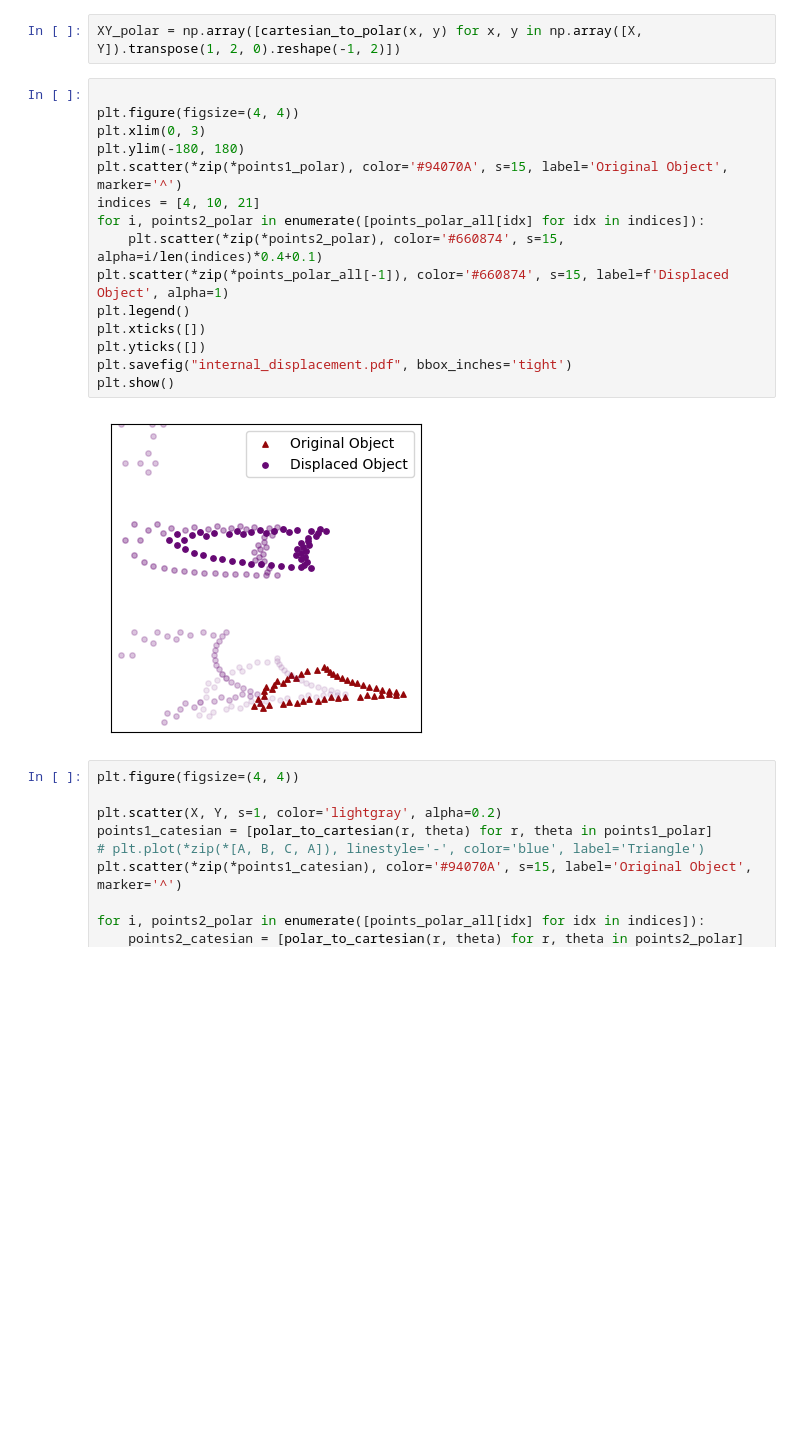
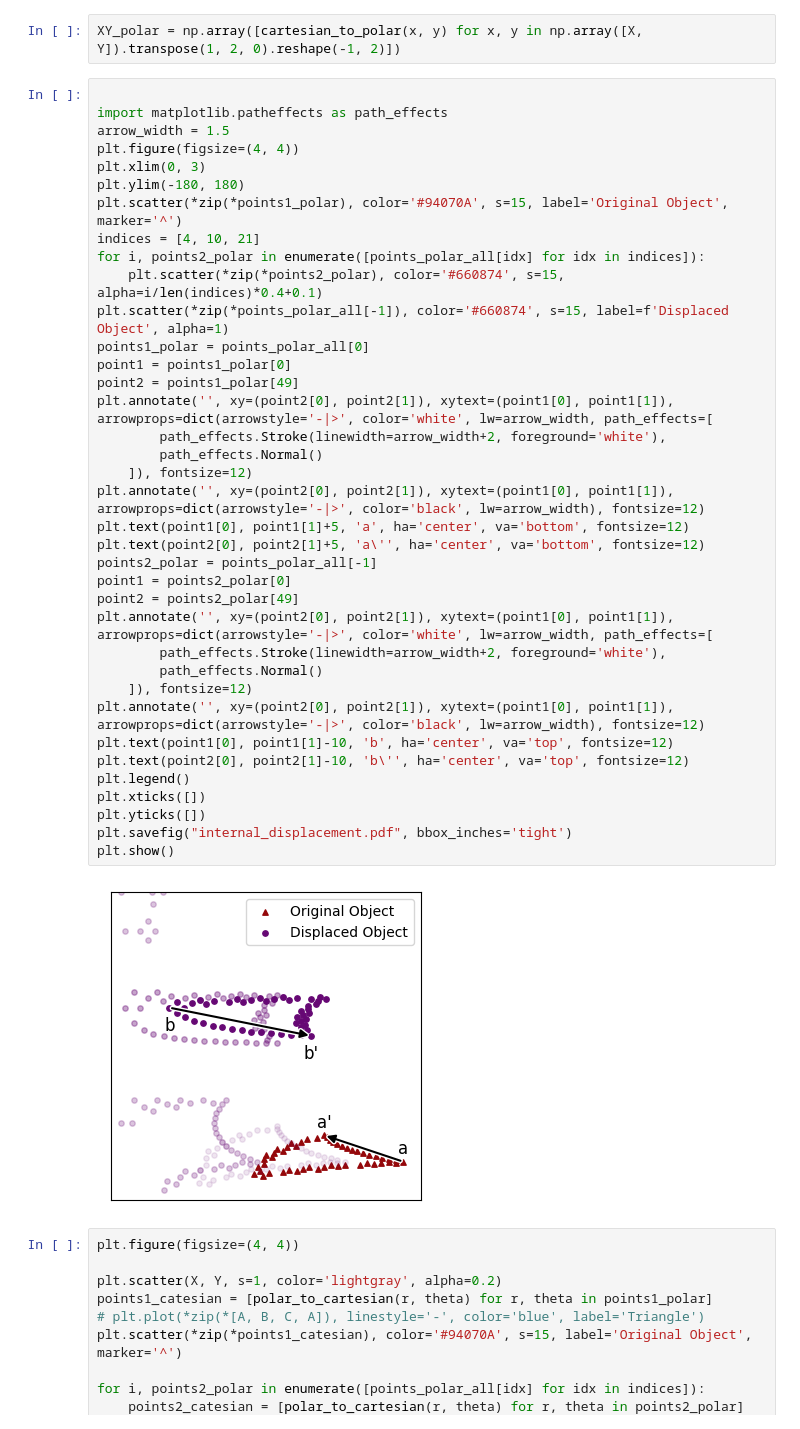
Before and after one commit to bowen-xu/space-object-paper, a Jupyter notebook: space.ipynb, the cells around one changed output. Saved outputs shown, nothing was run; the diff lists cells and outputs as text; blank space fills up the shorter version.

```diff
--- a/space.ipynb
+++ b/space.ipynb
@@ -208,21 +208,43 @@ len(points_polar_all)
 XY_polar = np.array([cartesian_to_polar(x, y) for x, y in np.array([X, Y]).transpose(1, 2, 0).reshape(-1, 2)])
 # %%
 
+import matplotlib.patheffects as path_effects
+arrow_width = 1.5
 plt.figure(figsize=(4, 4))
 plt.xlim(0, 3)
 plt.ylim(-180, 180)
 plt.scatter(*zip(*points1_polar), color='#94070A', s=15, label='Original Object', marker='^')
 indices = [4, 10, 21]
 for i, points2_polar in enumerate([points_polar_all[idx] for idx in indices]):
     plt.scatter(*zip(*points2_polar), color='#660874', s=15, alpha=i/len(indices)*0.4+0.1)
 plt.scatter(*zip(*points_polar_all[-1]), color='#660874', s=15, label=f'Displaced Object', alpha=1)
+points1_polar = points_polar_all[0]
+point1 = points1_polar[0]
+point2 = points1_polar[49]
+plt.annotate('', xy=(point2[0], point2[1]), xytext=(point1[0], point1[1]), arrowprops=dict(arrowstyle='-|>', color='white', lw=arrow_width, path_effects=[
+        path_effects.Stroke(linewidth=arrow_width+2, foreground='white'),
+        path_effects.Normal()
+    ]), fontsize=12)
+plt.annotate('', xy=(point2[0], point2[1]), xytext=(point1[0], point1[1]), arrowprops=dict(arrowstyle='-|>', color='black', lw=arrow_width), fontsize=12)
+plt.text(point1[0], point1[1]+5, 'a', ha='center', va='bottom', fontsize=12)
+plt.text(point2[0], point2[1]+5, 'a\'', ha='center', va='bottom', fontsize=12)
+points2_polar = points_polar_all[-1]
+point1 = points2_polar[0]
+point2 = points2_polar[49]
+plt.annotate('', xy=(point2[0], point2[1]), xytext=(point1[0], point1[1]), arrowprops=dict(arrowstyle='-|>', color='white', lw=arrow_width, path_effects=[
+        path_effects.Stroke(linewidth=arrow_width+2, foreground='white'),
+        path_effects.Normal()
+    ]), fontsize=12)
+plt.annotate('', xy=(point2[0], point2[1]), xytext=(point1[0], point1[1]), arrowprops=dict(arrowstyle='-|>', color='black', lw=arrow_width), fontsize=12)
+plt.text(point1[0], point1[1]-10, 'b', ha='center', va='top', fontsize=12)
+plt.text(point2[0], point2[1]-10, 'b\'', ha='center', va='top', fontsize=12)
 plt.legend()
 plt.xticks([])
 plt.yticks([])
 plt.savefig("internal_displacement.pdf", bbox_inches='tight')
 plt.show()
 # %% [output]
-[figure, old version]
+[figure, new version]
 # %%
 plt.figure(figsize=(4, 4))
 
```
Also changed, not shown: 3 other files.
